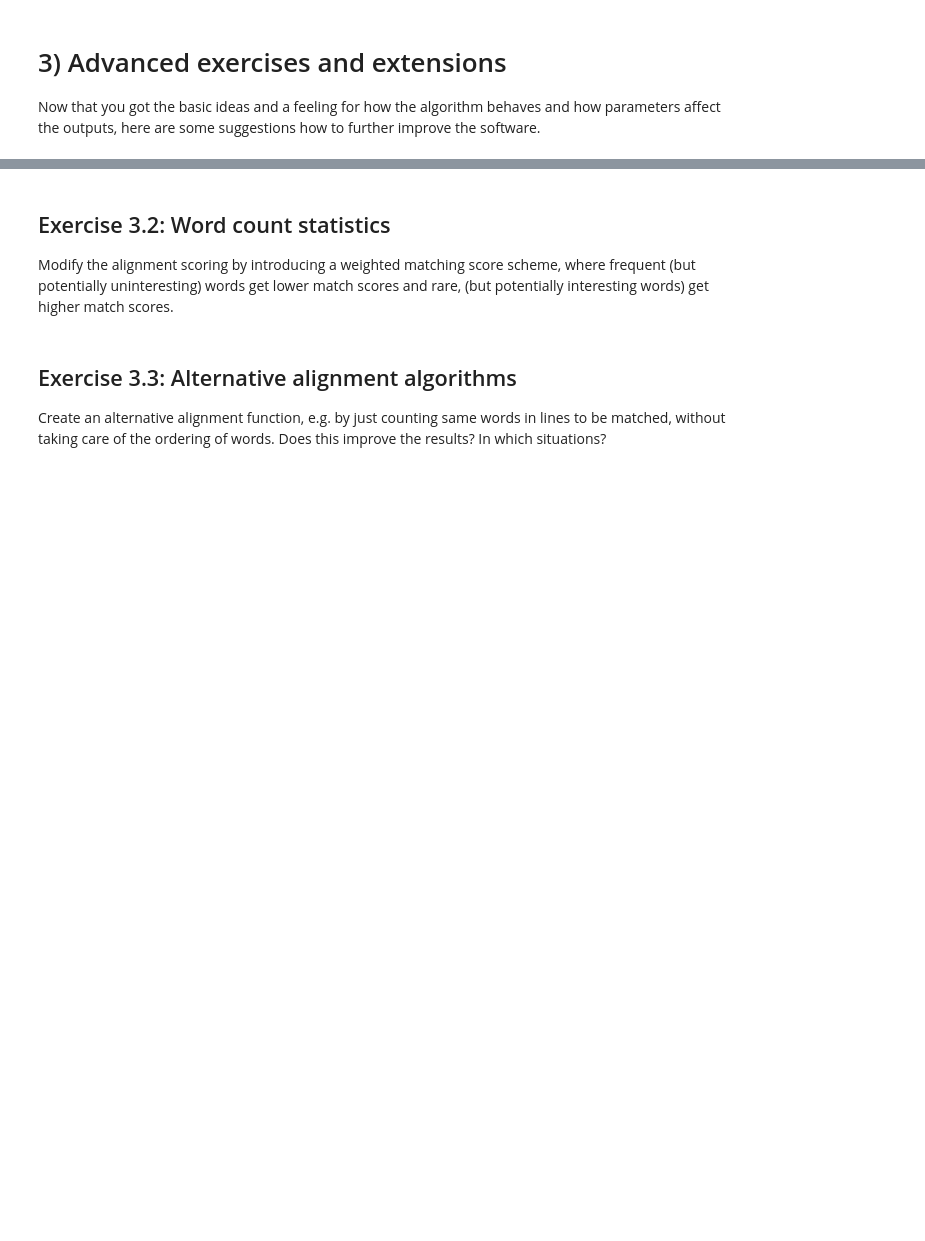
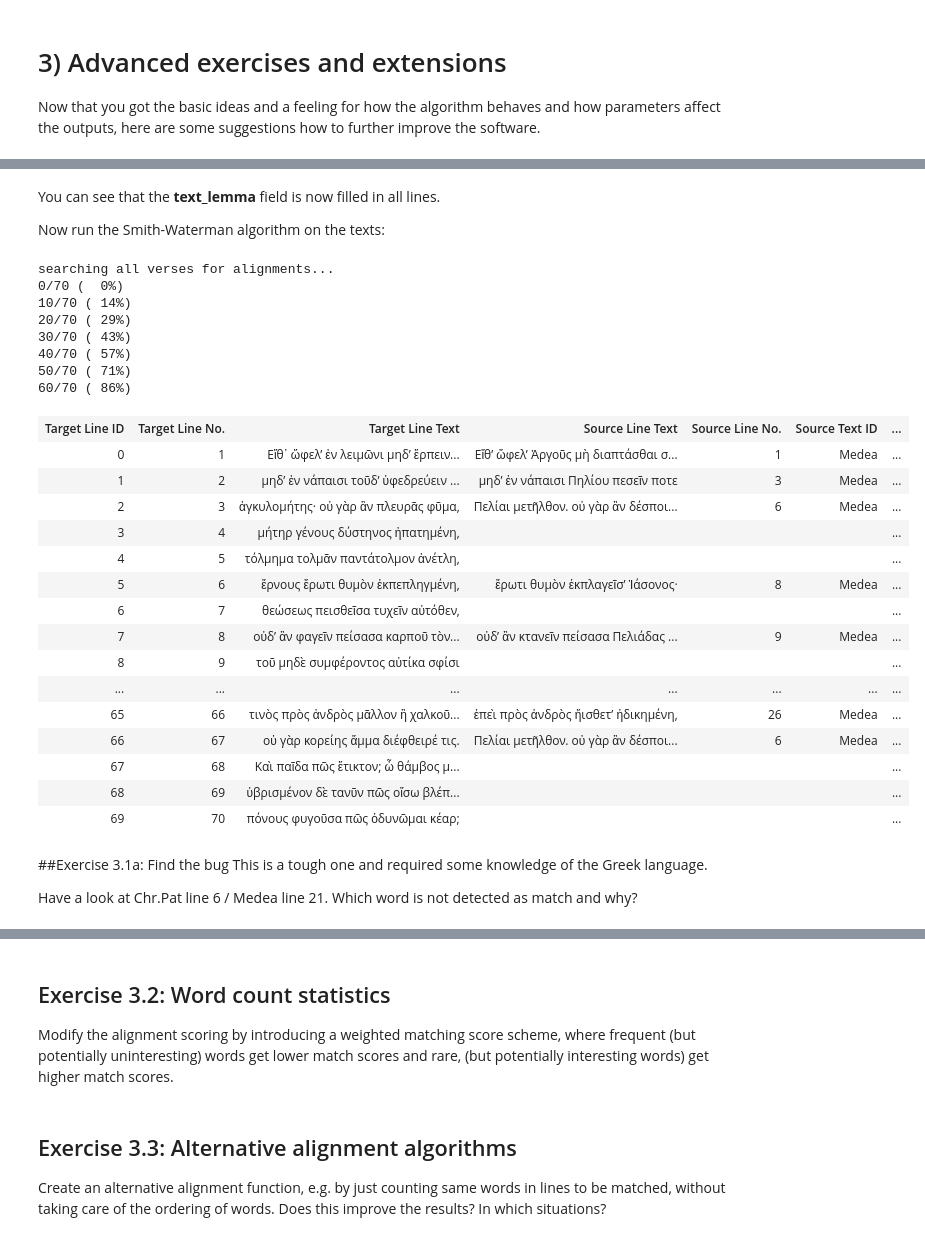
Before and after one commit to nicoschmidt/DigitalCentones, a Jupyter notebook: SmartTexts2019/Practicum.ipynb, the cells around one changed output, grey strips where cells are left out. Cells and saved outputs as stored; diff of their text form; code cells hidden in the pictures; blank space fills up the shorter version.

```diff
--- a/SmartTexts2019/Practicum.ipynb
+++ b/SmartTexts2019/Practicum.ipynb
@@ -278,0 +483,47 @@ print('{} total lemmas'.format(max_id))
+# %% [markdown]
+You can see that the **text_lemma** field is now filled in all lines.
+
+Now run  the Smith-Waterman algorithm on the texts:
+# %%
+smith_waterman = SmithWaterman(match_score=2,
+                               mismatch_score=-1,
+                               gap_score=-1,
+                               n_max_alignments=1,
+                               min_score_treshold=0)
+line_form_func = lambda line:line.text_lemma.split(' ')
+alignments_outfile = 'alignments_word-based_without_diacritics_morphology'
+target_lines = lines_chr_pat
+source_lines_dict = {lines_medea[0].work_id:lines_medea}
+alignments = find_line_to_line_alignments(target_lines, source_lines_dict, smith_waterman.align, 3, line_form_func)
+save_alignments_html(alignments, target_lines, source_lines_dict, alignments_outfile, lambda line:line.text_raw.split(' '), 4)
+HTML(filename='./'+ alignments_outfile + '.html')
+# %% [output]
+searching all verses for alignments...
+0/70 (  0%)
+10/70 ( 14%)
+20/70 ( 29%)
+30/70 ( 43%)
+40/70 ( 57%)
+50/70 ( 71%)
+60/70 ( 86%)
+| Target Line ID | Target Line No. | Target Line Text | Source Line Text | Source Line No. | Source Text ID | ... |
+| 0 | 1 | Εἴθ᾿ ὤφελ’ ἐν λειμῶνι μηδ’ ἕρπειν... | Εἴθ’ ὤφελ’ Ἀργοῦς μὴ διαπτάσθαι σ... | 1 | Medea | ... |
+| 1 | 2 | μηδ’ ἐν νάπαισι τοῦδ’ ὑφεδρεύειν ... | μηδ’ ἐν νάπαισι Πηλίου πεσεῖν ποτε | 3 | Medea | ... |
+| 2 | 3 | ἀγκυλομήτης· οὐ γὰρ ἂν πλευρᾶς φῦμα, | Πελίαι μετῆλθον. οὐ γὰρ ἂν δέσποι... | 6 | Medea | ... |
+| 3 | 4 | μήτηρ γένους δύστηνος ἠπατημένη, |  |  |  | ... |
+| 4 | 5 | τόλμημα τολμᾶν παντάτολμον ἀνέτλη, |  |  |  | ... |
+| 5 | 6 | ἔρνους ἔρωτι θυμὸν ἐκπεπληγμένη, | ἔρωτι θυμὸν ἐκπλαγεῖσ’ Ἰάσονος· | 8 | Medea | ... |
+| 6 | 7 | θεώσεως πεισθεῖσα τυχεῖν αὐτόθεν, |  |  |  | ... |
+| 7 | 8 | οὐδ’ ἂν φαγεῖν πείσασα καρποῦ τὸν... | οὐδ’ ἂν κτανεῖν πείσασα Πελιάδας ... | 9 | Medea | ... |
+| 8 | 9 | τοῦ μηδὲ συμφέροντος αὐτίκα σφίσι |  |  |  | ... |
+| ... | ... | ... | ... | ... | ... | ... |
+| 65 | 66 | τινὸς πρὸς ἀνδρὸς μᾶλλον ἢ χαλκοῦ... | ἐπεὶ πρὸς ἀνδρὸς ἤισθετ’ ἠδικημένη, | 26 | Medea | ... |
+| 66 | 67 | οὐ γὰρ κορείης ἅμμα διέφθειρέ τις. | Πελίαι μετῆλθον. οὐ γὰρ ἂν δέσποι... | 6 | Medea | ... |
+| 67 | 68 | Καὶ παῖδα πῶς ἔτικτον; ὦ θάμβος μ... |  |  |  | ... |
+| 68 | 69 | ὑβρισμένον δὲ τανῦν πῶς οἴσω βλέπ... |  |  |  | ... |
+| 69 | 70 | πόνους φυγοῦσα πῶς ὀδυνῶμαι κέαρ; |  |  |  | ... |
+# %% [markdown]
+##Exercise 3.1a: Find the bug
+This is a tough one and required some knowledge of the Greek language.
+
+Have a look at Chr.Pat line 6 / Medea line 21. Which word is not detected as match and why?
```
Also changed, not shown: parts of 12 cells of this notebook.
